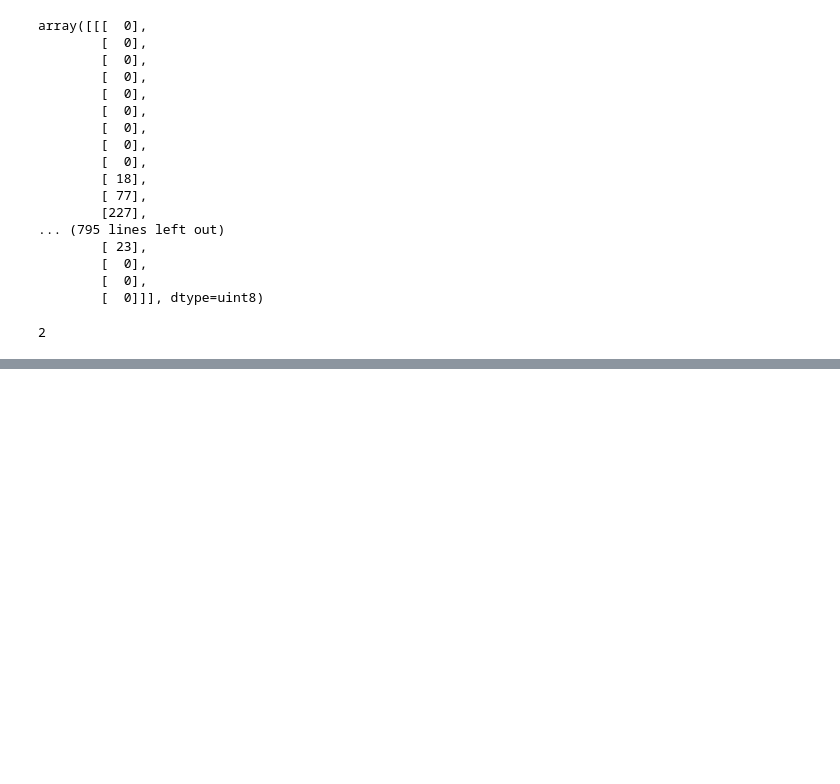
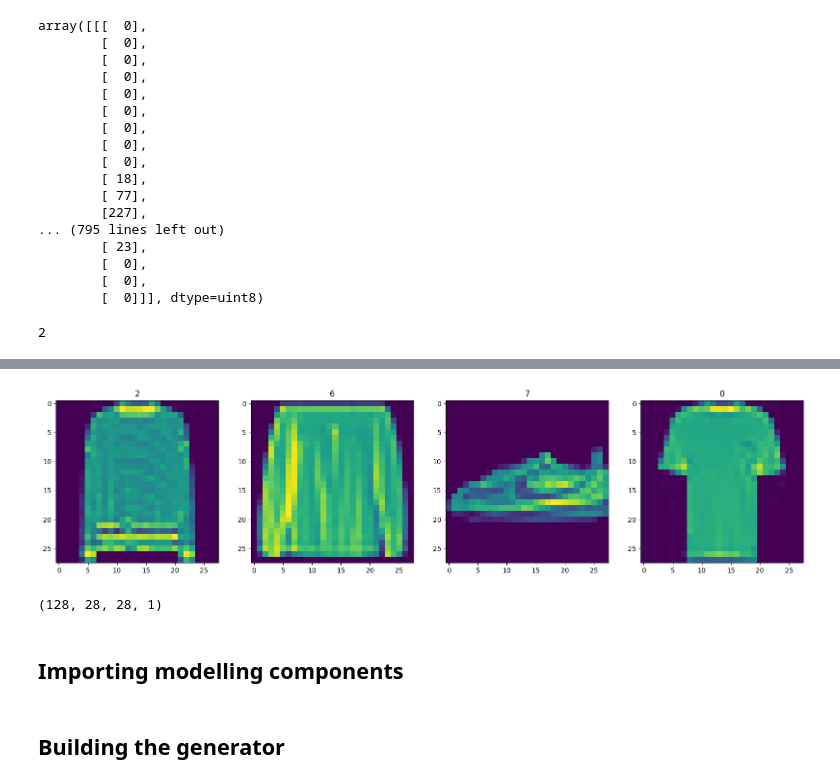
Before and after one commit to theclosedbook/GAN, a Jupyter notebook: Fashion_GAN.ipynb, the cells around one changed output, grey strips where cells are left out. Drawn from its saved outputs; the diff is of its cells as text; code cells hidden in the pictures; blank space fills up the shorter version.

```diff
--- a/Fashion_GAN.ipynb
+++ b/Fashion_GAN.ipynb
@@ -41,0 +47,3 @@ ds.as_numpy_iterator().next()['label']
+# %%
+# Setup connection aka iterator
+dataiterator = ds.as_numpy_iterator()
@@ -41,0 +71,9 @@ ds.as_numpy_iterator().next()['label']
+# %%
+# Setup the subplot formatiing
+fig,ax = plt.subplots(ncols=4,figsize=(20,20))
+for idx in range(4):
+  batch = dataiterator.next()
+  ax[idx].imshow(np.squeeze(batch['image']))
+  ax[idx].title.set_text(batch['label'])
+# %% [output]
+[figure, added]
@@ -41,0 +98,6 @@ ds.as_numpy_iterator().next()['label']
+# %%
+ds.as_numpy_iterator().next().shape
+# %% [output]
+(128, 28, 28, 1)
+# %% [markdown]
+## Importing modelling components
@@ -41,0 +109,2 @@ ds.as_numpy_iterator().next()['label']
+# %% [markdown]
+## Building the generator
```
Also changed, not shown: parts of 11 cells of this notebook.
